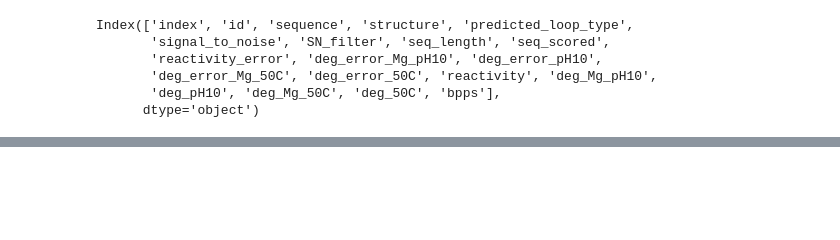
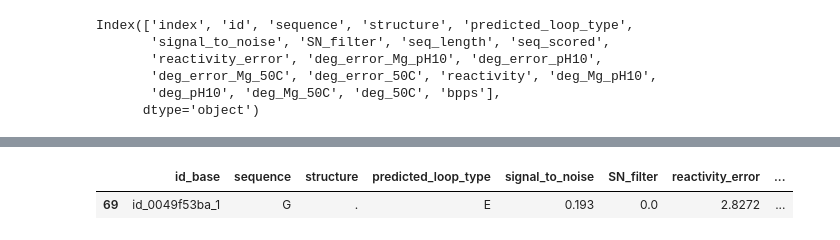
Before and after one commit to sumaniitm/kaggle-mRNA-feature-engineering, a Jupyter notebook: notebook-covid19-mrna.ipynb, the cells around one changed output, grey strips where cells are left out. Drawn from its saved outputs; the diff is of its cells as text; code cells hidden in the pictures; blank space fills up the shorter version.

```diff
--- a/notebook-covid19-mrna.ipynb
+++ b/notebook-covid19-mrna.ipynb
@@ -265,0 +341,5 @@ final_seqn_train_df[final_seqn_train_df['id']=='id_0049f53ba_1']
+# %%
+seqn_train_df[seqn_train_df['id_base']=='id_0049f53ba_1']
+# %% [output]
+|  | id_base | sequence | structure | predicted_loop_type | signal_to_noise | SN_filter | reactivity_error | ... |
+| 69 | id_0049f53ba_1 | G | . | E | 0.193 | 0.0 | 2.8272 | ... |
```
Also changed, not shown: parts of 20 cells of this notebook.
